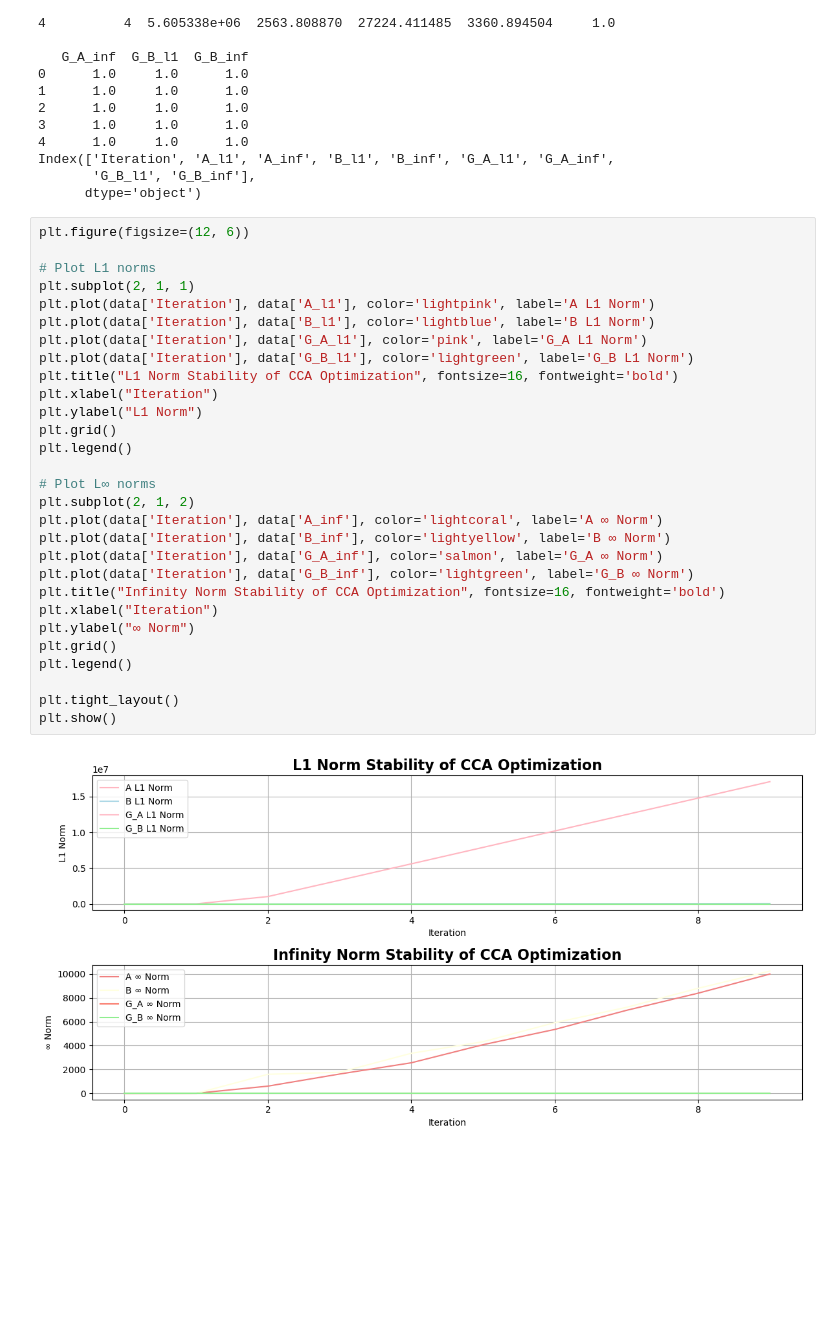
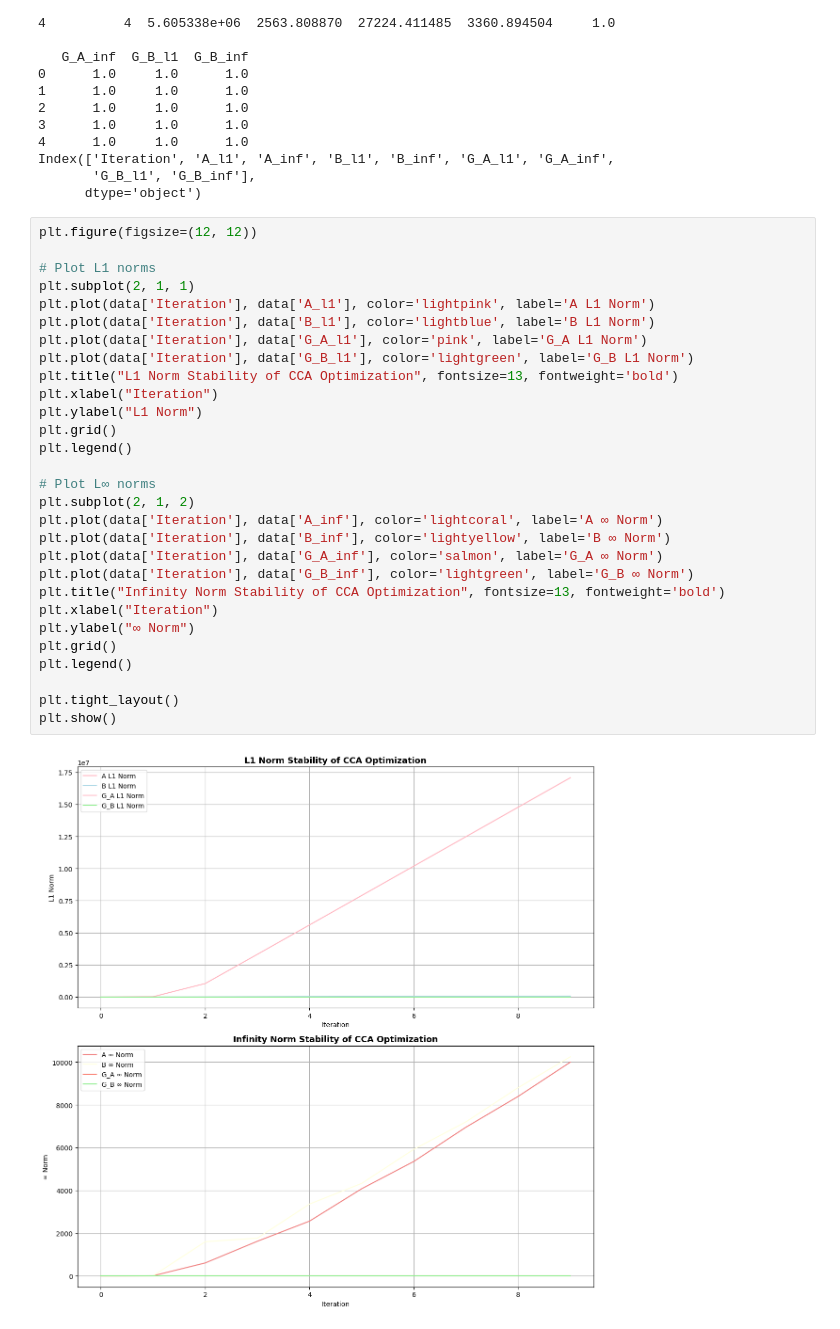
Before and after one commit to anacarsi/ss24_CCA_Reduced_Rank, a Jupyter notebook: src/gse.ipynb, the cells around one changed output. Cells and saved outputs as stored; diff of their text form; blank space fills up the shorter version.

```diff
--- a/src/gse.ipynb
+++ b/src/gse.ipynb
@@ -508,35 +508,35 @@ Index(['Iteration', 'A_l1', 'A_inf', 'B_l1', 'B_inf', 'G_A_l1', 'G_A_inf',
        'G_B_l1', 'G_B_inf'],
       dtype='object')
 # %%
-plt.figure(figsize=(12, 6))
+plt.figure(figsize=(12, 12))
 
 # Plot L1 norms
 plt.subplot(2, 1, 1)
 plt.plot(data['Iteration'], data['A_l1'], color='lightpink', label='A L1 Norm')
 plt.plot(data['Iteration'], data['B_l1'], color='lightblue', label='B L1 Norm')
 plt.plot(data['Iteration'], data['G_A_l1'], color='pink', label='G_A L1 Norm')
 plt.plot(data['Iteration'], data['G_B_l1'], color='lightgreen', label='G_B L1 Norm')
-plt.title("L1 Norm Stability of CCA Optimization", fontsize=16, fontweight='bold')
+plt.title("L1 Norm Stability of CCA Optimization", fontsize=13, fontweight='bold')
 plt.xlabel("Iteration")
 plt.ylabel("L1 Norm")
 plt.grid()
 plt.legend()
 
 # Plot L∞ norms
 plt.subplot(2, 1, 2)
 plt.plot(data['Iteration'], data['A_inf'], color='lightcoral', label='A ∞ Norm')
 plt.plot(data['Iteration'], data['B_inf'], color='lightyellow', label='B ∞ Norm')
 plt.plot(data['Iteration'], data['G_A_inf'], color='salmon', label='G_A ∞ Norm')
 plt.plot(data['Iteration'], data['G_B_inf'], color='lightgreen', label='G_B ∞ Norm')
-plt.title("Infinity Norm Stability of CCA Optimization", fontsize=16, fontweight='bold')
+plt.title("Infinity Norm Stability of CCA Optimization", fontsize=13, fontweight='bold')
 plt.xlabel("Iteration")
 plt.ylabel("∞ Norm")
 plt.grid()
 plt.legend()
 
 plt.tight_layout()
 plt.show()
 # %% [output]
-[figure, old version]
+[figure, new version]
 # %%
 def plot_results(results):
```
Also changed, not shown: parts of 1 cell of this notebook.
